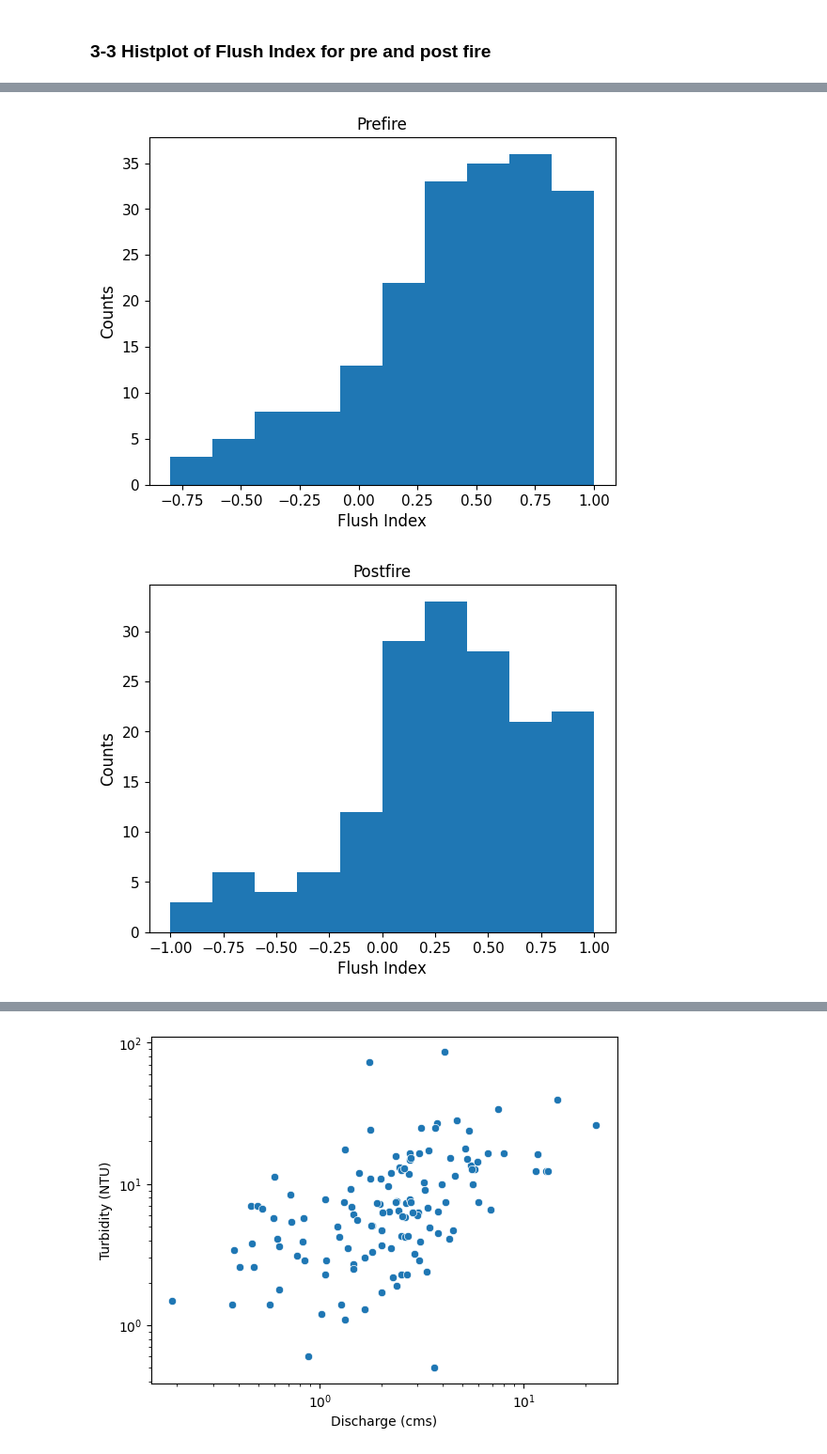
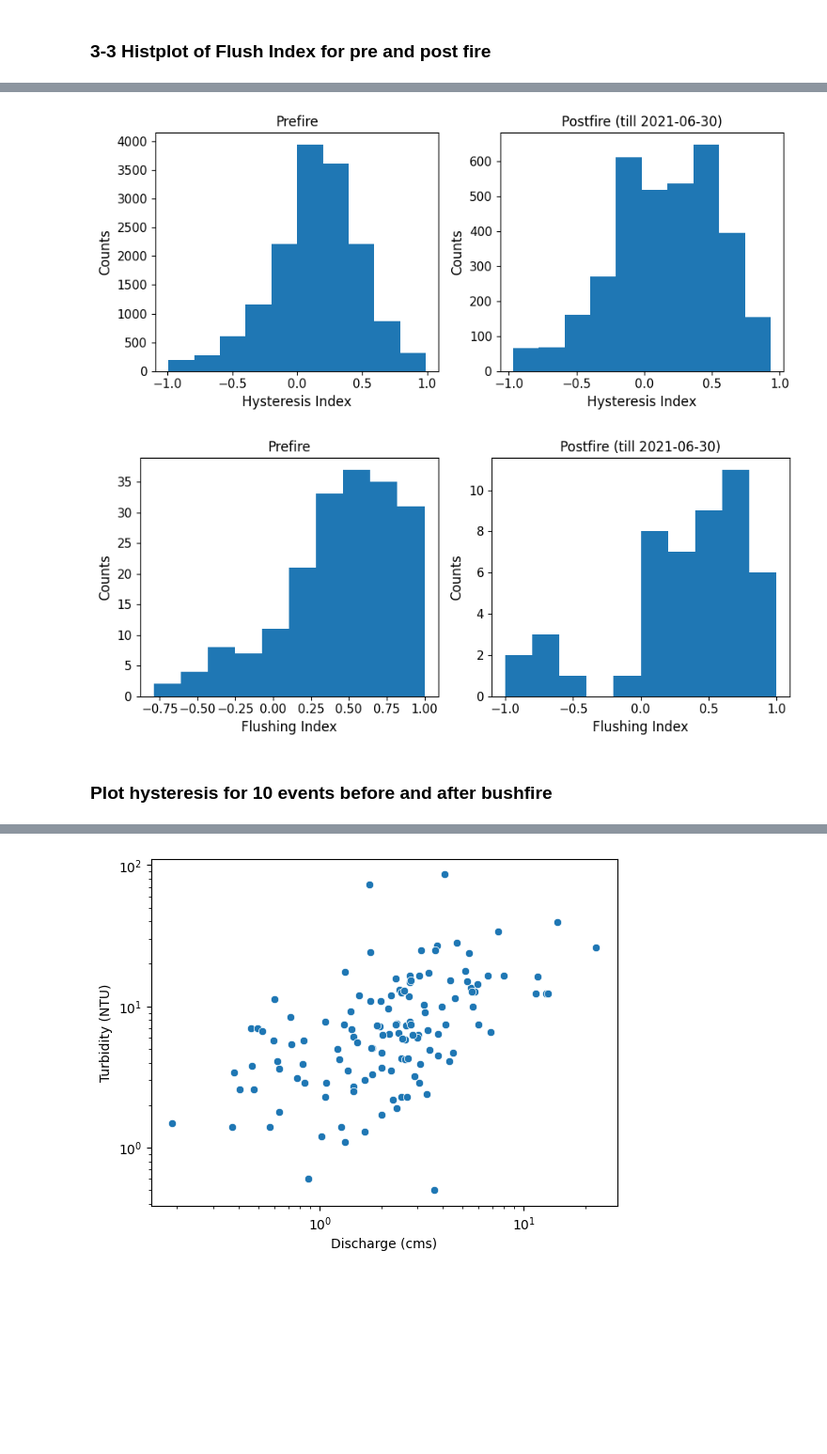
Before and after one commit to QianWanghhu/BushFireWQ, a Jupyter notebook: src/Explore_212058_CQ.ipynb, the cells around one changed output, grey strips where cells are left out. Shown at 94% size. Cells and saved outputs as stored; diff of their text form; code cells hidden in the pictures; blank space fills up the shorter version.

```diff
--- a/src/Explore_212058_CQ.ipynb
+++ b/src/Explore_212058_CQ.ipynb
@@ -12,6 +12,7 @@ import os
 site = '212058'
 fig_dir = f'../output/figs/{site}/'
 date_postfire = pd.to_datetime('2020-01-17')
+date_postyear = pd.to_datetime('2021-06-30')
 freq = 'Hourly'
 # %% [markdown]
 ## 1 Data processing and formating
@@ -122,7 +124,7 @@ Q_thre = 2
 storm_data_post = pd.read_csv(f'../output/CQ_analysis/{site}/' + f'Q_above_{Q_thre}_{site}_StormEventRefilterData.csv', index_col = 'id')
 cols = storm_data_post.columns
 storm_data_post['Datetime'] = pd.to_datetime(storm_data_post['Datetime'])
-df_temp = storm_data_post[(storm_data_post['Datetime'] >= date_postfire) & (storm_data_post['stormID'] == 241)]
+df_temp = storm_data_post[(storm_data_post['Datetime'] >= date_postfire) & (storm_data_post['stormID'] == 38)]
 data_comb = pd.concat([storm_data[storm_data['Datetime'] < date_postfire], df_temp])
 
 # Scatter plot
@@ -137,5 +139,6 @@ plot_storm_cq(data_comb, x_lab, y_lab, freq, site, date_postfire, 'comb', colors
 hys_fn = '212058_NTU_HysteresisData.csv'
 hys_df = pd.read_csv(f'../output/CQ_analysis/{site}/' + hys_fn, index_col='id')
 hys_df['start'] = pd.to_datetime(hys_df['start'], format='mixed', dayfirst=True)
-pre_hys = hys_df[hys_df['start'] < date_postfire]
-post_hys = hys_df[hys_df['start'] >= date_postfire]
+hys_df['intensity_m3_s'] = hys_df['intensity_m3_hr']/3600
+pre_hys = hys_df[hys_df['start'] < date_postfire].dropna()
+post_hys = hys_df[(hys_df['start'] >= date_postfire) & (hys_df['start'] <= date_postyear)].dropna()
@@ -154,18 +159,34 @@ plt.savefig(f'{fig_dir}FlushIndexTimeSeries.png', format = 'png', dpi=300)
+# %%
+# Plot hysteresis
+fig, axes = plt.subplots(nrows=1, ncols=2, figsize=(9, 4))
+title_labels = ['Prefire', f'Postfire (till {date_postyear.date()})']
+kk = 0
+for df_temp in [pre_hys, post_hys]:
+    axes[kk].hist(df_temp['hyst_index'].unique())
+    axes[kk].set_ylabel('Counts', fontsize = 12)
+    axes[kk].set_xlabel('Hysteresis Index', fontsize = 12)
+    axes[kk].tick_params(axis='both', which = 'major', labelsize = 11)
+    axes[kk].set_title(title_labels[kk], loc='center', fontsize = 12)
+    kk += 1
+plt.tight_layout()
+plt.savefig(f'{fig_dir}HystIndexHist.png', format = 'png', dpi=300)
+# %% [output]
+[figure, added]
 # %%
-plt.hist(pre_hys['flsh_index'].unique())
-plt.ylabel('Counts', fontsize = 12)
-plt.xlabel('Flush Index', fontsize = 12)
-plt.tick_params(axis='both', which = 'major', labelsize = 11)
-plt.title('Prefire', loc='center', fontsize = 12)
-plt.savefig(f'{fig_dir}PreFireFlushIndexHist.png', format = 'png', dpi=300)
+# Plot flushing index
+fig, axes = plt.subplots(nrows=1, ncols=2, figsize=(9, 4))
+title_labels = ['Prefire', f'Postfire (till {date_postyear.date()})']
+kk = 0
+for df_temp in [pre_hys, post_hys]:
+    axes[kk].hist(df_temp['flsh_index'].unique())
+    axes[kk].set_ylabel('Counts', fontsize = 12)
+    axes[kk].set_xlabel('Flushing Index', fontsize = 12)
+    axes[kk].tick_params(axis='both', which = 'major', labelsize = 11)
+    axes[kk].set_title(title_labels[kk], loc='center', fontsize = 12)
+    kk += 1
+plt.tight_layout()
+plt.savefig(f'{fig_dir}FlushIndexHist.png', format = 'png', dpi=300)
 # %% [output]
-[figure, old version]
+[figure, new version]
-# %%
-plt.hist(post_hys['flsh_index'].unique())
-plt.ylabel('Counts', fontsize = 12)
-plt.xlabel('Flush Index', fontsize = 12)
-plt.tick_params(axis='both', which = 'major', labelsize = 11)
-plt.title('Postfire', loc='center', fontsize = 12)
-plt.savefig(f'{fig_dir}PostFireFlushIndexHist.png', format = 'png', dpi=300)
-# %% [output]
-[figure, removed]
+# %% [markdown]
+### Plot hysteresis for 10 events before and after bushfire
```
Also changed, not shown: parts of 10 cells of this notebook, 53 other files.
